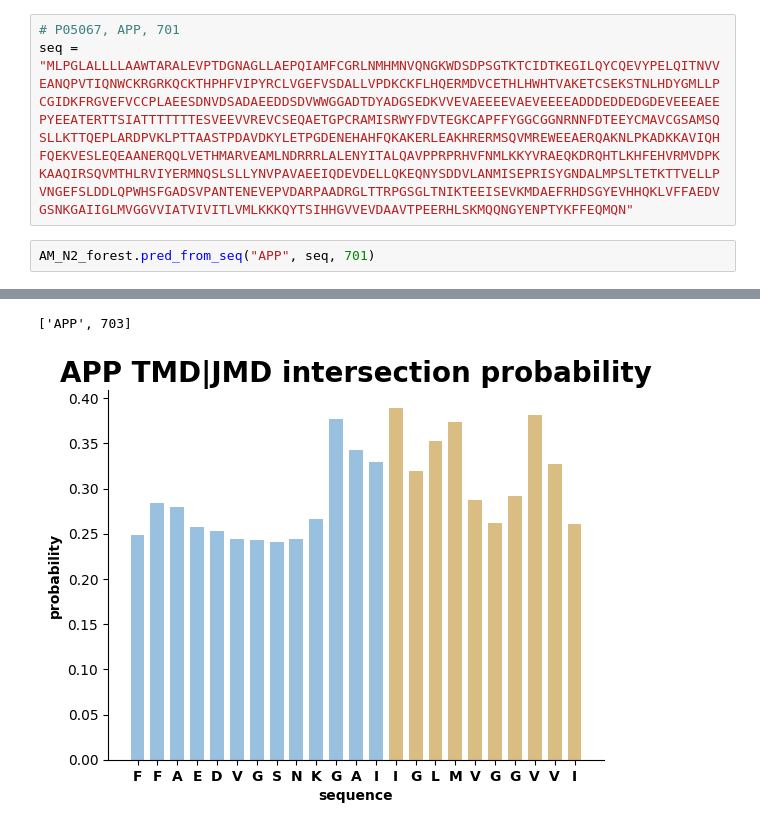
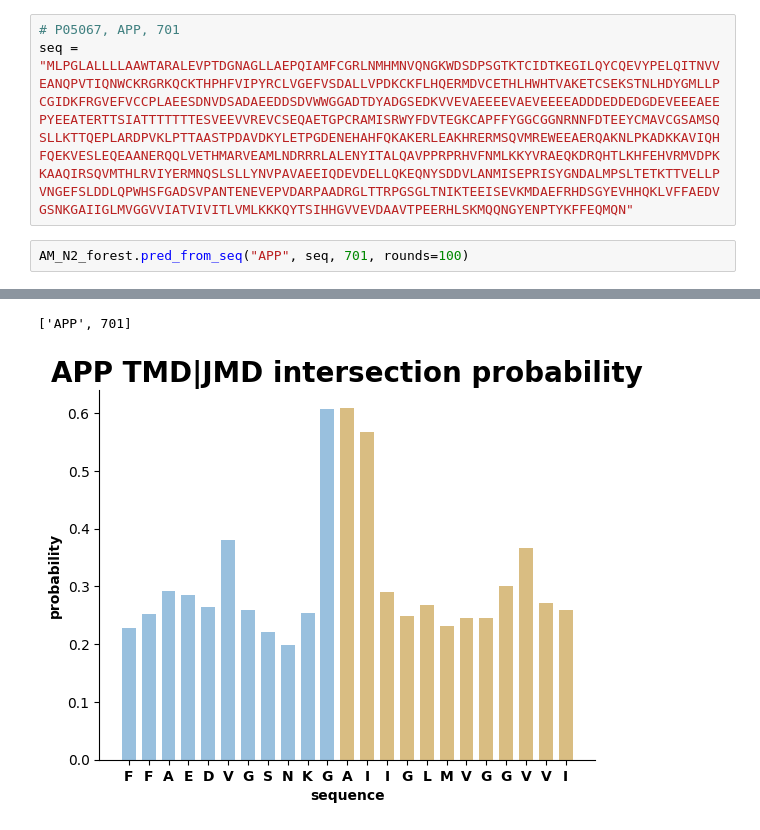
Before and after one commit to Freiherr5/TMDrefined, a Jupyter notebook: am2.ipynb, the cells around one changed output, grey strips where cells are left out. Cells and saved outputs as stored; diff of their text form.

```diff
--- a/am2.ipynb
+++ b/am2.ipynb
@@ -266,3 +267,3 @@ seq = "MLPGLALLLLAAWTARALEVPTDGNAGLLAEPQIAMFCGRLNMHMNVQNGKWDSDPSGTKTCIDTKEGILQYC
 # %%
-AM_N2_forest.pred_from_seq("APP", seq, 701)
+AM_N2_forest.pred_from_seq("APP", seq, 701, rounds=100)
 # %% [output]
@@ -272,3 +273,3 @@ Process time: 0.181 sec
-['APP', 703]
+['APP', 701]
-[figure, old version]
+[figure, new version]
 # %%
```
Also changed, not shown: parts of 7 cells of this notebook, 11 other files.
